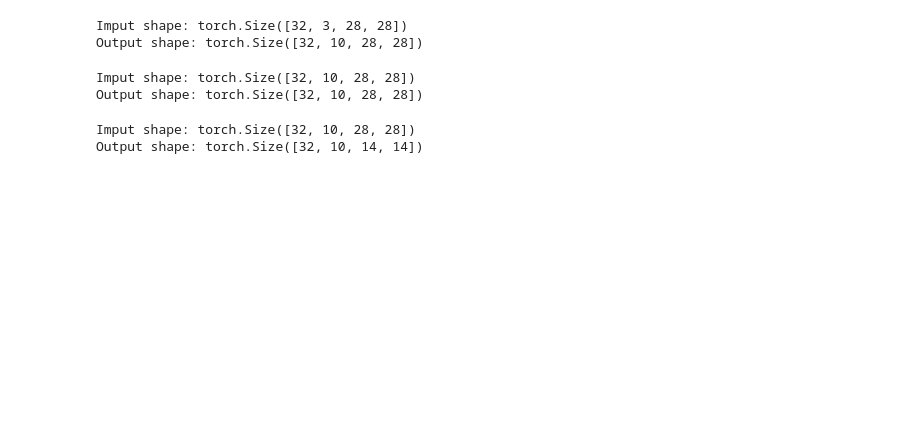
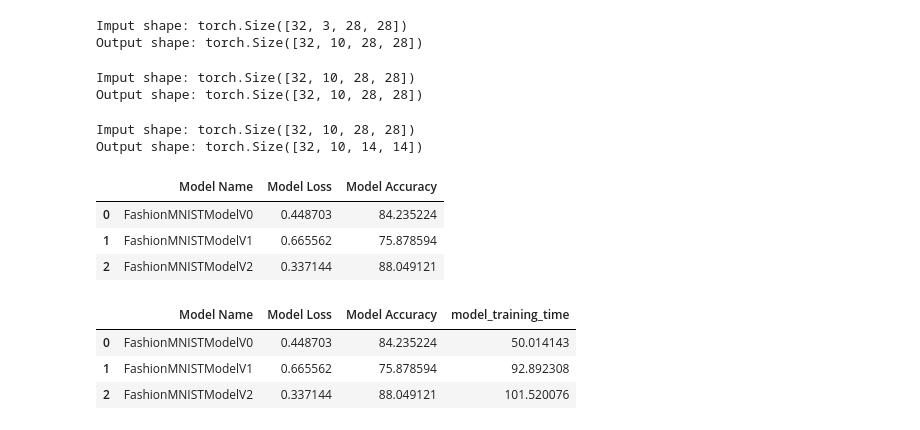
Before and after one commit to sivatarun24/Learn-PyTorch, a Jupyter notebook: pytorch_computer_vision.ipynb, the cells around one changed output. Saved outputs shown, nothing was run; the diff lists cells and outputs as text; code cells hidden in the pictures; blank space fills up the shorter version.

```diff
--- a/pytorch_computer_vision.ipynb
+++ b/pytorch_computer_vision.ipynb
@@ -286,6 +286,6 @@ def eval_model(model: nn.Module, data_loader: torch.utils.data.DataLoader, loss_
             "Model Accuracy": eval_acc
            }
 # %%
-model_eval_results = eval_model(model=model_fm, data_loader=test_dataloader, loss_fn=loss_fn, accuracy_fn=accuracy_fn, device="cpu")
-model_eval_results
+model_v0_results = eval_model(model=model_fm, data_loader=test_dataloader, loss_fn=loss_fn, accuracy_fn=accuracy_fn, device="cpu")
+model_v0_results
 # %% [output]
@@ -371,13 +371,13 @@ def test_step(model: nn.Module, test_dataloader: torch.utils.data.DataLoader, lo
 torch.manual_seed(42)
 
 start_timer = timer()
-epochs = 10
+epochs = 3
 for epoch in tqdm(range(epochs)):
     print(f'Epoch: {epoch}')
     train_step(model=model_v1, train_dataloader=train_dataloader, loss_fn=loss_fn, optimizer=optimizer, accuracy_fn=accuracy_fn, device=device)
     test_step(model=model_v1, test_dataloader=test_dataloader, loss_fn=loss_fn, accuracy_fn=accuracy_fn, device=device)
 
 end_timer = timer()
-print_train_time(start_timer, end_timer, str(device))
+model_v1_time = print_train_time(start_timer, end_timer, str(device))
 # %% [output]
 Epoch: 0
@@ -474,13 +473,13 @@ loss_fn = nn.CrossEntropyLoss()
 optimizer = torch.optim.SGD(params=model_v2.parameters(), lr=0.01)
 # %%
 start_timer = timer()
-epochs = 10
+epochs = 3
 for epoch in tqdm(range(epochs)):
     print(f'Epochs: {epoch}')
     train_step(model=model_v2, train_dataloader=train_dataloader, loss_fn=loss_fn, optimizer=optimizer,accuracy_fn=accuracy_fn, device=device)
     test_step(model=model_v2, test_dataloader=test_dataloader, loss_fn=loss_fn, accuracy_fn=accuracy_fn, device=device)
 
 end_timer = timer()
-print_train_time(start_timer, end_timer, str(device))
+model_v2_time = print_train_time(start_timer, end_timer, str(device))
 # %% [output]
 Epochs: 0
@@ -563,3 +561,20 @@ print(f'Output shape: {output_maxpool.shape}')
 # %% [output]
 Imput shape: torch.Size([32, 10, 28, 28])
 Output shape: torch.Size([32, 10, 14, 14])
+# %%
+import pandas as pd
+compare_table = pd.DataFrame([model_v0_results, model_v1_results, model_v2_results])
+compare_table
+# %% [output]
+|  | Model Name | Model Loss | Model Accuracy |
+| 0 | FashionMNISTModelV0 | 0.448703 | 84.235224 |
+| 1 | FashionMNISTModelV1 | 0.665562 | 75.878594 |
+| 2 | FashionMNISTModelV2 | 0.337144 | 88.049121 |
+# %%
+compare_table["model_training_time"] = [model_v0_time, model_v1_time, model_v2_time]
+compare_table
+# %% [output]
+|  | Model Name | Model Loss | Model Accuracy | model_training_time |
+| 0 | FashionMNISTModelV0 | 0.448703 | 84.235224 | 50.014143 |
+| 1 | FashionMNISTModelV1 | 0.665562 | 75.878594 | 92.892308 |
+| 2 | FashionMNISTModelV2 | 0.337144 | 88.049121 | 101.520076 |
```
Also changed, not shown: parts of 10 cells of this notebook.
